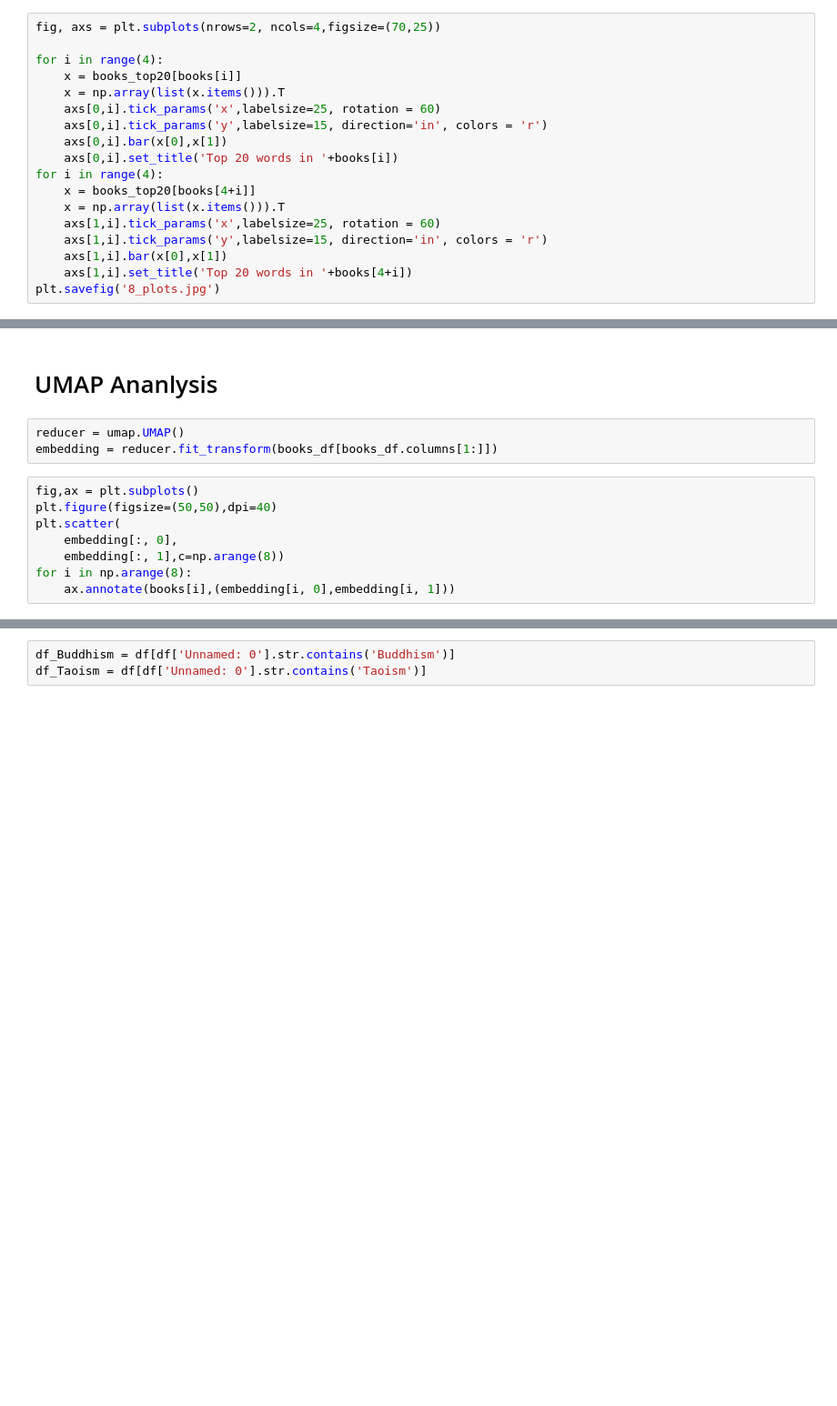
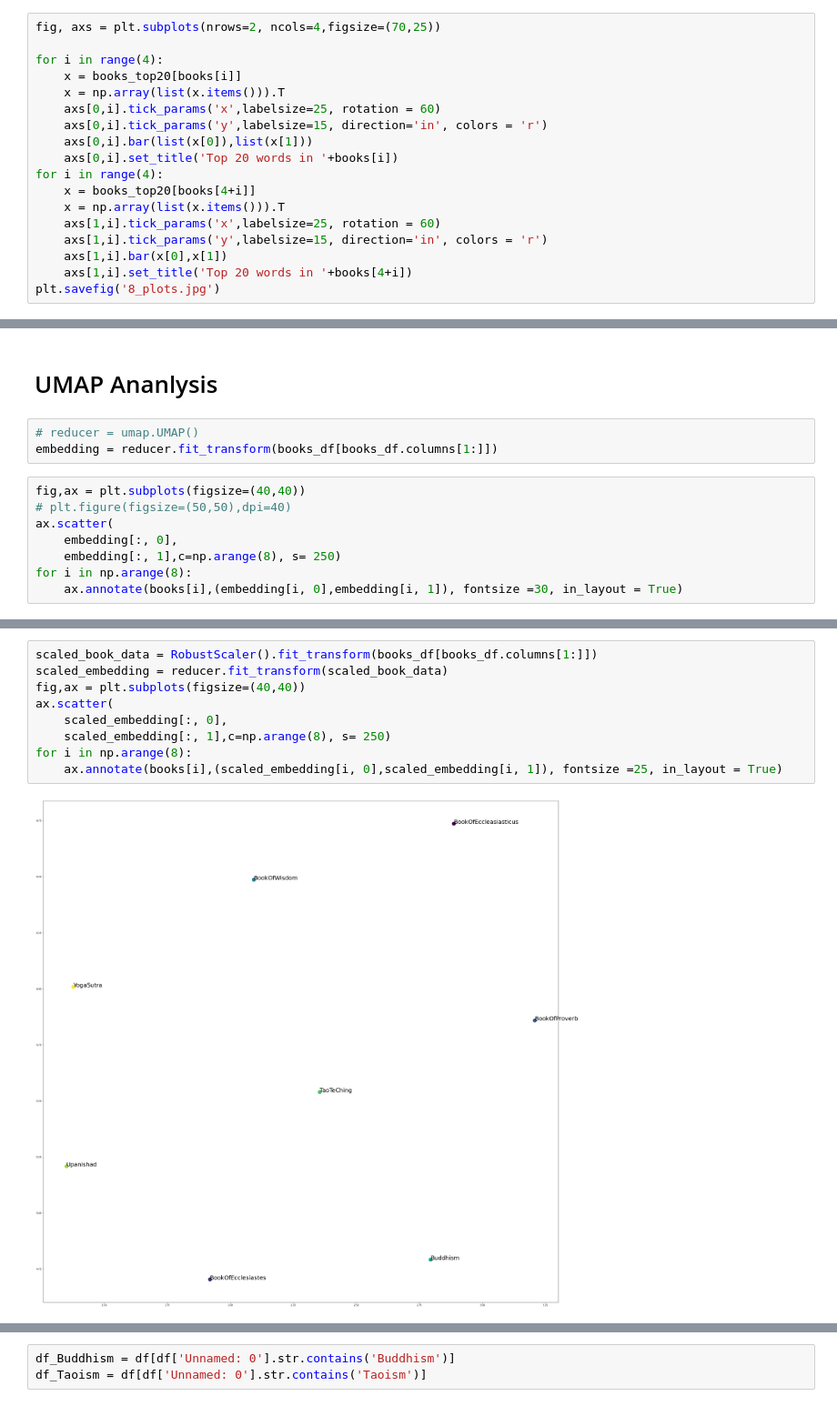
Before and after one commit to IshaanSD/dataHacks2021, a Jupyter notebook: datahacks.ipynb, the cells around one changed output, grey strips where cells are left out. Shown at 91% size. Cells and saved outputs as stored; diff of their text form; blank space fills up the shorter version.

Commit message:
Tried PCA and chpaterwise umap

```diff
--- a/datahacks.ipynb
+++ b/datahacks.ipynb
@@ -74,7 +72,7 @@ for i in range(4):
     x = np.array(list(x.items())).T
     axs[0,i].tick_params('x',labelsize=25, rotation = 60)
     axs[0,i].tick_params('y',labelsize=15, direction='in', colors = 'r')
-    axs[0,i].bar(x[0],x[1])
+    axs[0,i].bar(list(x[0]),list(x[1]))
     axs[0,i].set_title('Top 20 words in '+books[i])
 for i in range(4):
     x = books_top20[books[4+i]]
@@ -91,14 +89,14 @@ plt.savefig('8_plots.jpg')
 # %% [markdown]
 # UMAP Ananlysis
 # %%
-reducer = umap.UMAP()
+# reducer = umap.UMAP()
 embedding = reducer.fit_transform(books_df[books_df.columns[1:]])
 # %%
-fig,ax = plt.subplots()
-plt.figure(figsize=(50,50),dpi=40)
-plt.scatter(
+fig,ax = plt.subplots(figsize=(40,40))
+# plt.figure(figsize=(50,50),dpi=40)
+ax.scatter(
     embedding[:, 0],
-    embedding[:, 1],c=np.arange(8))
+    embedding[:, 1],c=np.arange(8), s= 250)
 for i in np.arange(8):
-    ax.annotate(books[i],(embedding[i, 0],embedding[i, 1]))
+    ax.annotate(books[i],(embedding[i, 0],embedding[i, 1]), fontsize =30, in_layout = True)
 # %% [output]
@@ -106,0 +104,11 @@ for i in np.arange(8):
+# %%
+scaled_book_data = RobustScaler().fit_transform(books_df[books_df.columns[1:]])
+scaled_embedding = reducer.fit_transform(scaled_book_data)
+fig,ax = plt.subplots(figsize=(40,40))
+ax.scatter(
+    scaled_embedding[:, 0],
+    scaled_embedding[:, 1],c=np.arange(8), s= 250)
+for i in np.arange(8):
+    ax.annotate(books[i],(scaled_embedding[i, 0],scaled_embedding[i, 1]), fontsize =25, in_layout = True)
+# %% [output]
+[figure, added]
```
Also changed, not shown: parts of 13 cells of this notebook.
